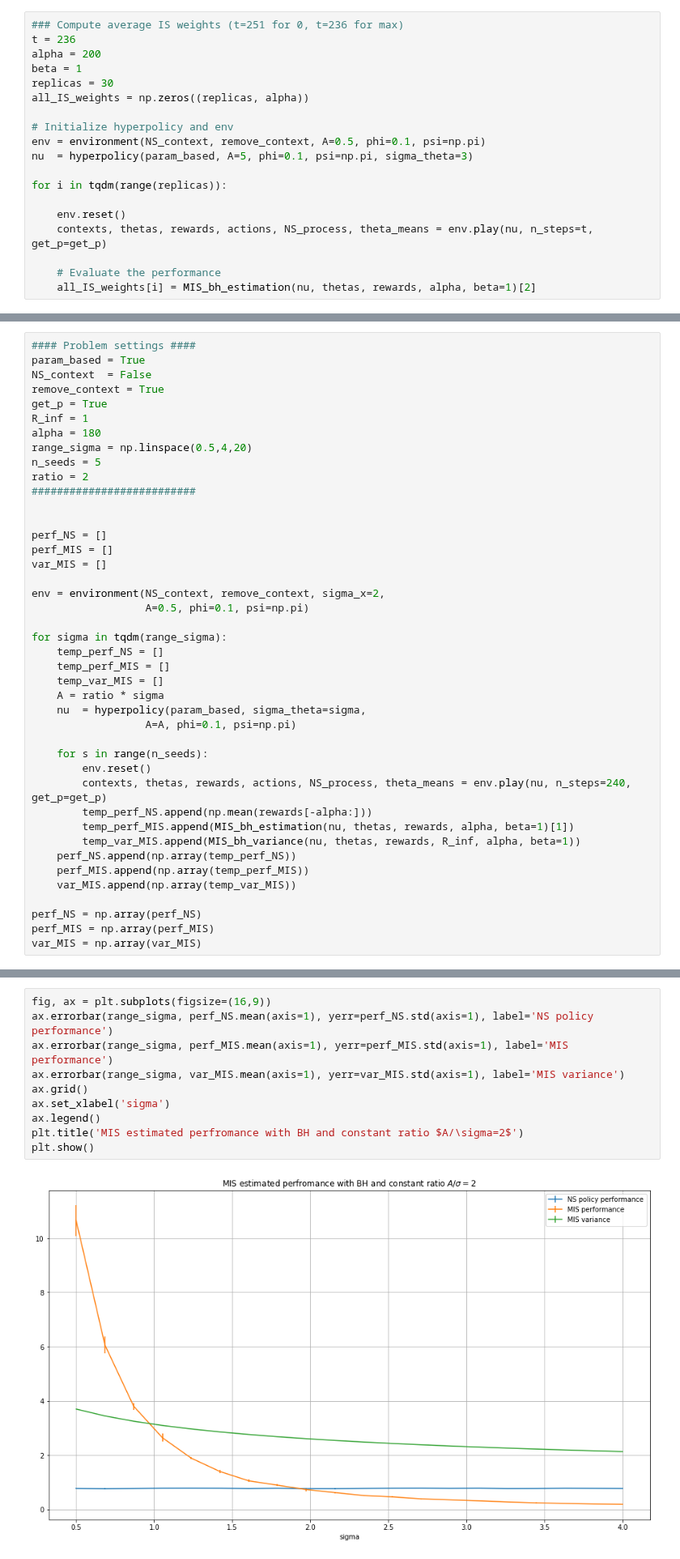
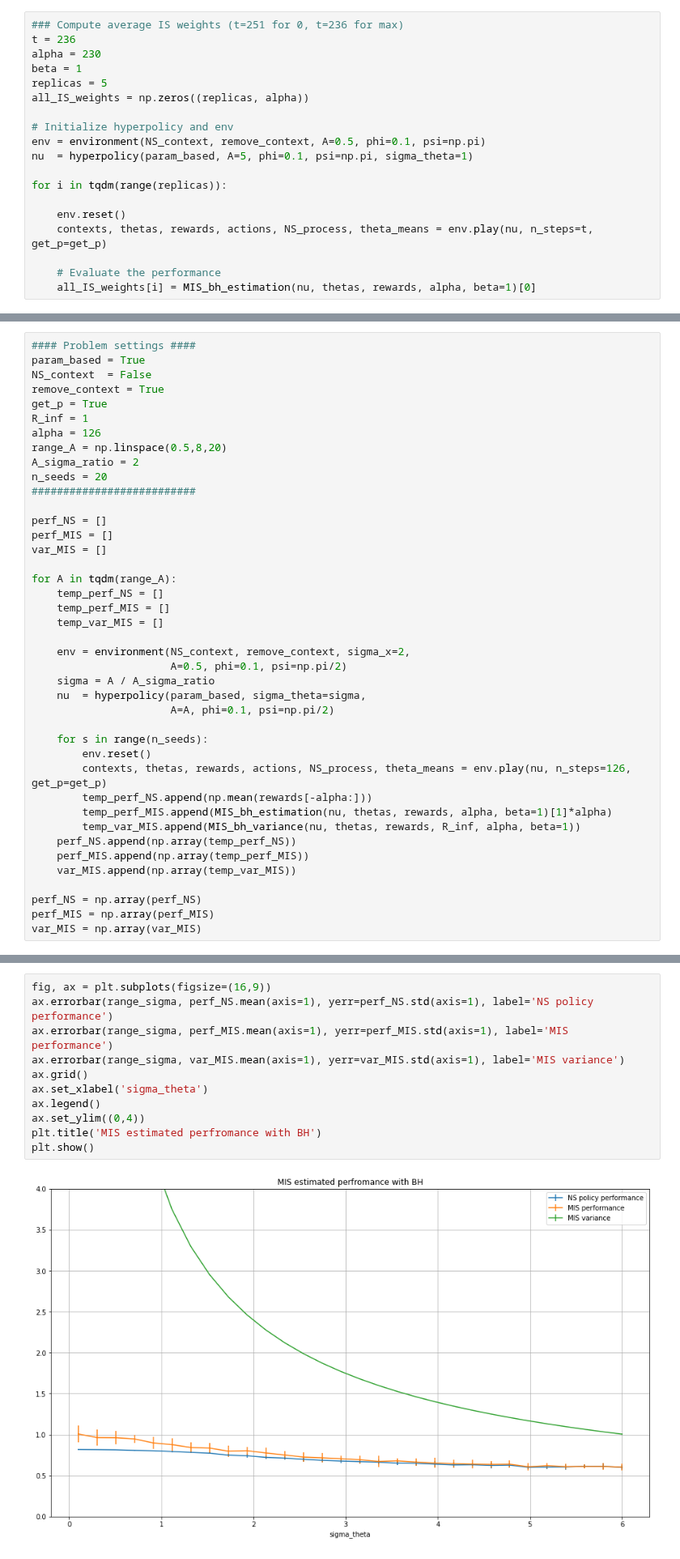
Before and after one commit to francescovidaich964/Como_lake, a Jupyter notebook: bandit_tests/non-stat_contextual_bandits.ipynb, the cells around one changed output, grey strips where cells are left out. Shown at 81% size. Saved outputs shown, nothing was run; the diff lists cells and outputs as text.

```diff
--- a/bandit_tests/non-stat_contextual_bandits.ipynb
+++ b/bandit_tests/non-stat_contextual_bandits.ipynb
@@ -447,14 +494,14 @@ CDF in x=0 of second distr: 0.022750131948179195
 # %%
 ### Compute average IS weights (t=251 for 0, t=236 for max)
 t = 236
-alpha = 200
+alpha = 230
 beta = 1
-replicas = 30
+replicas = 5
 all_IS_weights = np.zeros((replicas, alpha))
 
 # Initialize hyperpolicy and env
 env = environment(NS_context, remove_context, A=0.5, phi=0.1, psi=np.pi)
-nu  = hyperpolicy(param_based, A=5, phi=0.1, psi=np.pi, sigma_theta=3)
+nu  = hyperpolicy(param_based, A=5, phi=0.1, psi=np.pi, sigma_theta=1)
 
 for i in tqdm(range(replicas)):
 
@@ -462,4 +509,4 @@ for i in tqdm(range(replicas)):
     contexts, thetas, rewards, actions, NS_process, theta_means = env.play(nu, n_steps=t, get_p=get_p)
 
     # Evaluate the performance
-    all_IS_weights[i] = MIS_bh_estimation(nu, thetas, rewards, alpha, beta=1)[2]
+    all_IS_weights[i] = MIS_bh_estimation(nu, thetas, rewards, alpha, beta=1)[0]
@@ -500,33 +595,32 @@ NS_context  = False
 remove_context = True
 get_p = True
 R_inf = 1
-alpha = 180
-range_sigma = np.linspace(0.5,4,20)
-n_seeds = 5
-ratio = 2
+alpha = 126
+range_A = np.linspace(0.5,8,20)
+A_sigma_ratio = 2
+n_seeds = 20
 ##########################
-
 
 perf_NS = []
 perf_MIS = []
 var_MIS = []
 
-env = environment(NS_context, remove_context, sigma_x=2,
-                  A=0.5, phi=0.1, psi=np.pi)
-
-for sigma in tqdm(range_sigma):
+for A in tqdm(range_A):
     temp_perf_NS = []
     temp_perf_MIS = []
     temp_var_MIS = []
-    A = ratio * sigma
+
+    env = environment(NS_context, remove_context, sigma_x=2,
+                      A=0.5, phi=0.1, psi=np.pi/2)
+    sigma = A / A_sigma_ratio
     nu  = hyperpolicy(param_based, sigma_theta=sigma,
-                  A=A, phi=0.1, psi=np.pi)
+                      A=A, phi=0.1, psi=np.pi/2)
 
     for s in range(n_seeds):
         env.reset()
-        contexts, thetas, rewards, actions, NS_process, theta_means = env.play(nu, n_steps=240, get_p=get_p)
+        contexts, thetas, rewards, actions, NS_process, theta_means = env.play(nu, n_steps=126, get_p=get_p)
         temp_perf_NS.append(np.mean(rewards[-alpha:]))
-        temp_perf_MIS.append(MIS_bh_estimation(nu, thetas, rewards, alpha, beta=1)[1])
+        temp_perf_MIS.append(MIS_bh_estimation(nu, thetas, rewards, alpha, beta=1)[1]*alpha)
         temp_var_MIS.append(MIS_bh_variance(nu, thetas, rewards, R_inf, alpha, beta=1))
     perf_NS.append(np.array(temp_perf_NS))
     perf_MIS.append(np.array(temp_perf_MIS))
@@ -538,12 +687,13 @@ var_MIS = np.array(var_MIS)
 # %%
 fig, ax = plt.subplots(figsize=(16,9))
 ax.errorbar(range_sigma, perf_NS.mean(axis=1), yerr=perf_NS.std(axis=1), label='NS policy performance')
 ax.errorbar(range_sigma, perf_MIS.mean(axis=1), yerr=perf_MIS.std(axis=1), label='MIS performance')
 ax.errorbar(range_sigma, var_MIS.mean(axis=1), yerr=var_MIS.std(axis=1), label='MIS variance')
 ax.grid()
-ax.set_xlabel('sigma')
+ax.set_xlabel('sigma_theta')
 ax.legend()
-plt.title('MIS estimated perfromance with BH and constant ratio $A/\sigma=2$')
+ax.set_ylim((0,4))
+plt.title('MIS estimated perfromance with BH')
 plt.show()
 # %% [output]
-[figure, old version]
+[figure, new version]
```
Also changed, not shown: parts of 30 cells of this notebook, 1 other file.
